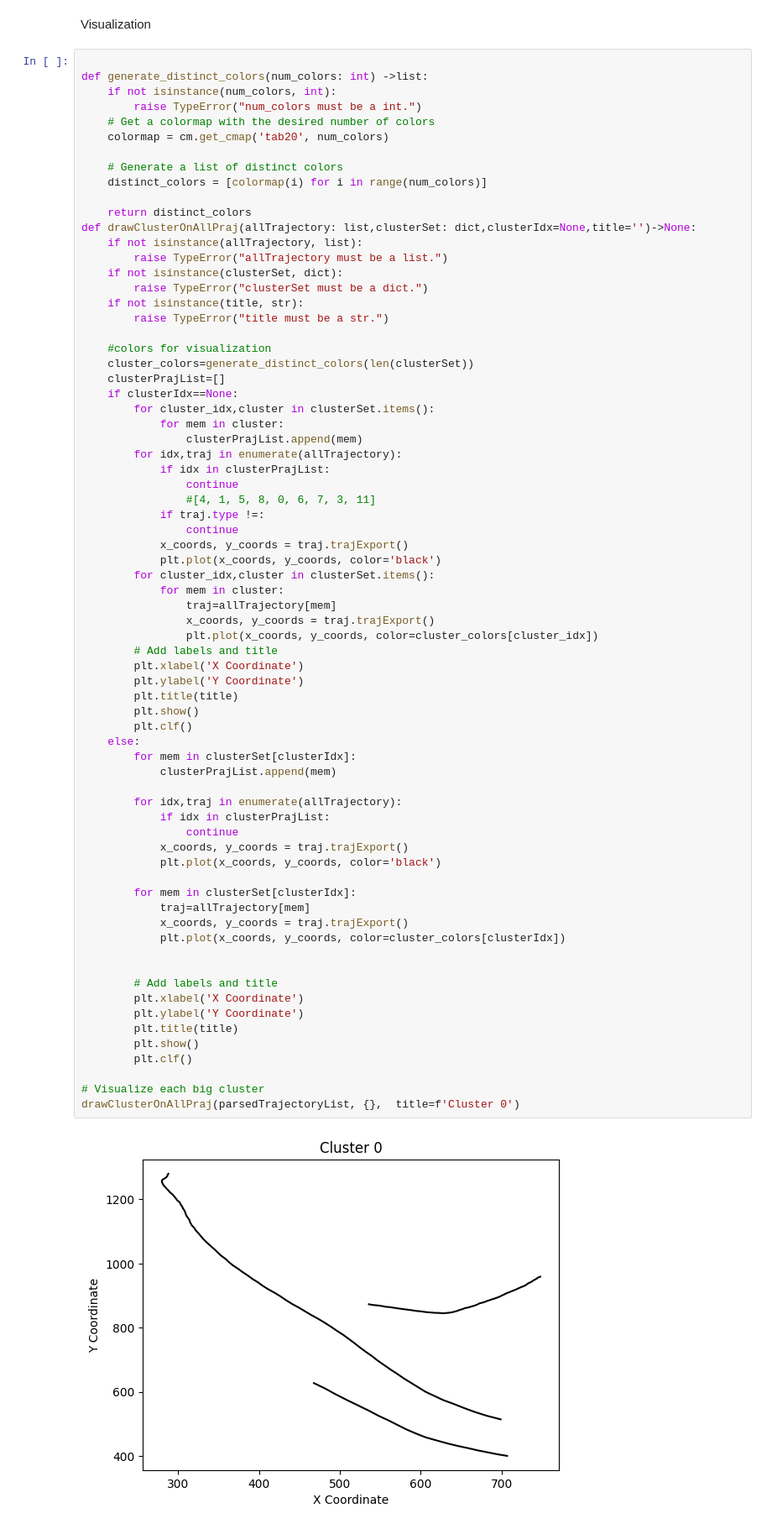
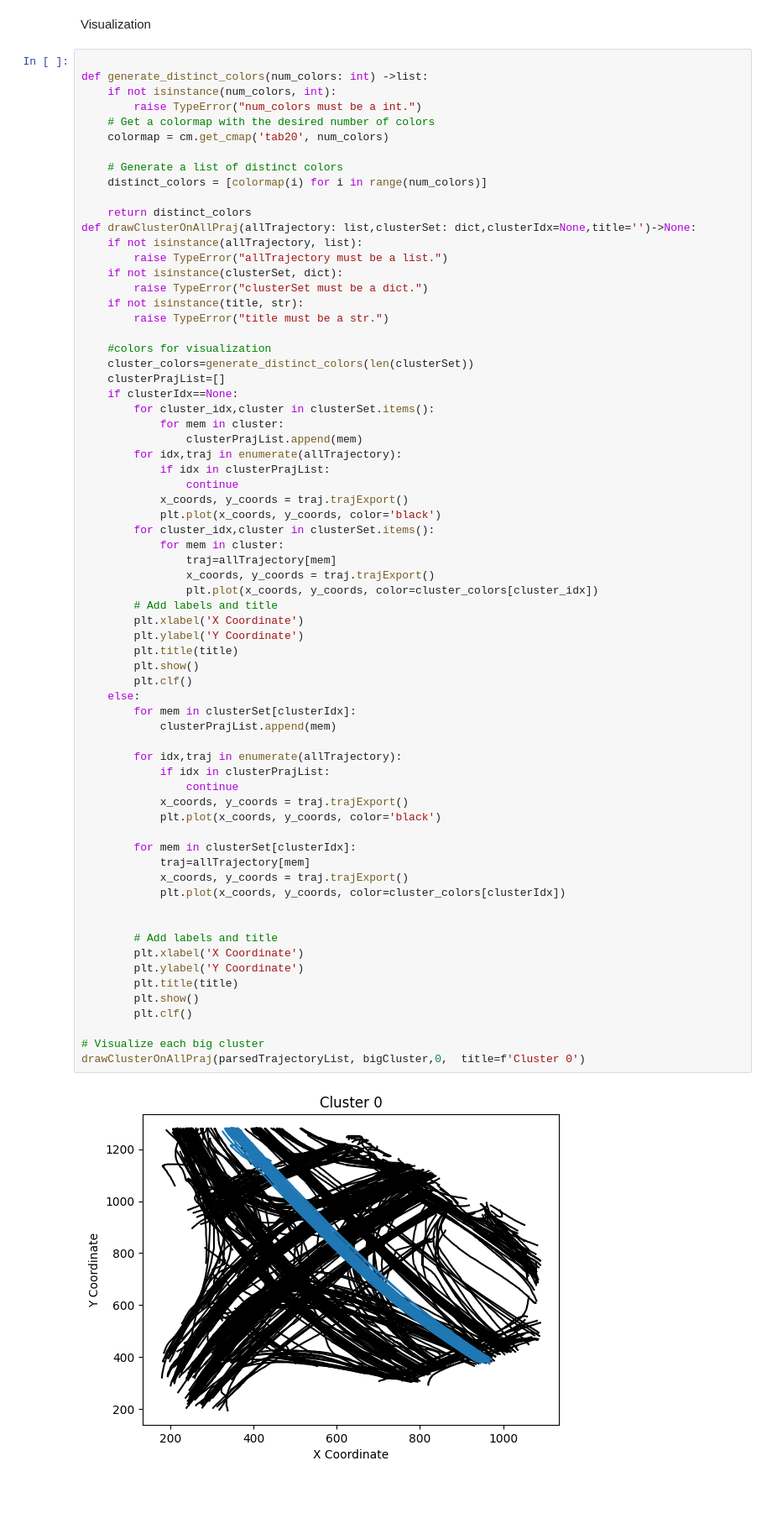
Before and after one commit to oneonethree113/Trajectory-Analysis, a Jupyter notebook: AMAG_test.ipynb, the cells around one changed output. Shown: that part at 84% size. Drawn from its saved outputs; the diff is of its cells as text; blank space fills up the shorter version.

```diff
--- a/AMAG_test.ipynb
+++ b/AMAG_test.ipynb
@@ -308,9 +308,6 @@ def drawClusterOnAllPraj(allTrajectory: list,clusterSet: dict,clusterIdx=None,ti
                 clusterPrajList.append(mem)
         for idx,traj in enumerate(allTrajectory):
             if idx in clusterPrajList:
-                continue
-                #[4, 1, 5, 8, 0, 6, 7, 3, 11]
-            if traj.type !=:
                 continue
             x_coords, y_coords = traj.trajExport()
             plt.plot(x_coords, y_coords, color='black')
@@ -323,33 +320,33 @@ def drawClusterOnAllPraj(allTrajectory: list,clusterSet: dict,clusterIdx=None,ti
         plt.xlabel('X Coordinate')
         plt.ylabel('Y Coordinate')
         plt.title(title)
         plt.show()
         plt.clf()
     else:
         for mem in clusterSet[clusterIdx]:
             clusterPrajList.append(mem)
 
         for idx,traj in enumerate(allTrajectory):
             if idx in clusterPrajList:
                 continue
             x_coords, y_coords = traj.trajExport()
             plt.plot(x_coords, y_coords, color='black')
 
         for mem in clusterSet[clusterIdx]:
             traj=allTrajectory[mem]
             x_coords, y_coords = traj.trajExport()
             plt.plot(x_coords, y_coords, color=cluster_colors[clusterIdx])
 
 
         # Add labels and title
         plt.xlabel('X Coordinate')
         plt.ylabel('Y Coordinate')
         plt.title(title)
         plt.show()
         plt.clf()
 
 # Visualize each big cluster
-drawClusterOnAllPraj(parsedTrajectoryList, {},  title=f'Cluster 0')
+drawClusterOnAllPraj(parsedTrajectoryList, bigCluster,0,  title=f'Cluster 0')
 # %% [output]
-[figure, old version]
+[figure, new version]
 <Figure size 640x480 with 0 Axes>
```
Also changed, not shown: parts of 1 cell of this notebook.
